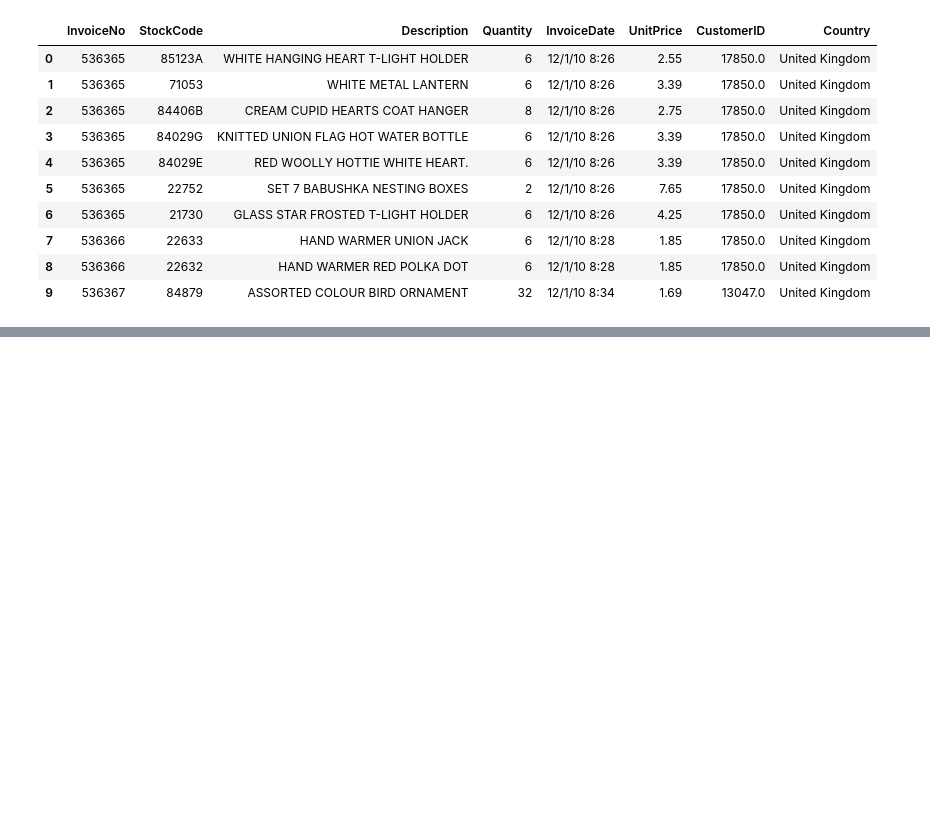
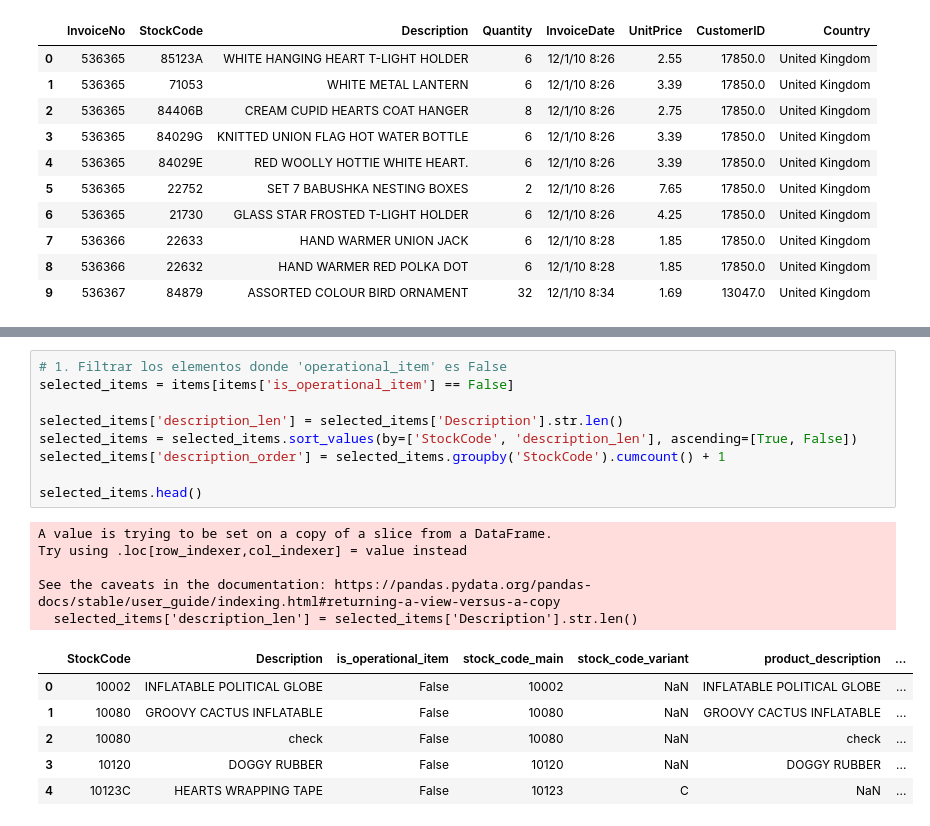
Before and after one commit to EAlmazanG/e2e-shop-pipedash, a Jupyter notebook: notebooks/prepare_data.ipynb, the cells around one changed output, grey strips where cells are left out. Saved outputs shown, nothing was run; the diff lists cells and outputs as text; blank space fills up the shorter version.

```diff
--- a/notebooks/prepare_data.ipynb
+++ b/notebooks/prepare_data.ipynb
@@ -32,0 +71,21 @@ display(raw_data.head(10))
+# %%
+# 1. Filtrar los elementos donde 'operational_item' es False
+selected_items = items[items['is_operational_item'] == False]
+
+selected_items['description_len'] = selected_items['Description'].str.len()
+selected_items = selected_items.sort_values(by=['StockCode', 'description_len'], ascending=[True, False])
+selected_items['description_order'] = selected_items.groupby('StockCode').cumcount() + 1
+
+selected_items.head()
+# %% [output]
+A value is trying to be set on a copy of a slice from a DataFrame.
+Try using .loc[row_indexer,col_indexer] = value instead
+
+See the caveats in the documentation: https://pandas.pydata.org/pandas-docs/stable/user_guide/indexing.html#returning-a-view-versus-a-copy
+  selected_items['description_len'] = selected_items['Description'].str.len()
+|  | StockCode | Description | is_operational_item | stock_code_main | stock_code_variant | product_description | ... |
+| 0 | 10002 | INFLATABLE POLITICAL GLOBE | False | 10002 | NaN | INFLATABLE POLITICAL GLOBE | ... |
+| 1 | 10080 | GROOVY CACTUS INFLATABLE | False | 10080 | NaN | GROOVY CACTUS INFLATABLE | ... |
+| 2 | 10080 | check | False | 10080 | NaN | check | ... |
+| 3 | 10120 | DOGGY RUBBER | False | 10120 | NaN | DOGGY RUBBER | ... |
+| 4 | 10123C | HEARTS WRAPPING TAPE | False | 10123 | C | NaN | ... |
```
Also changed, not shown: parts of 9 cells of this notebook.
